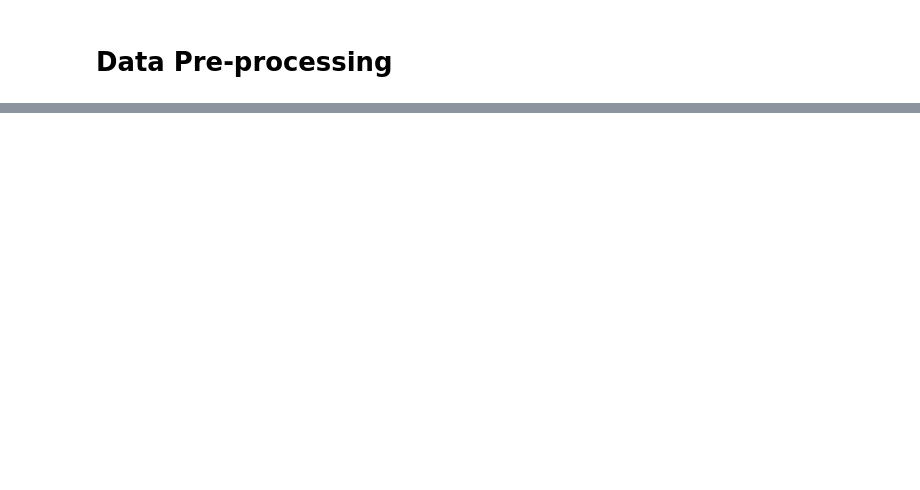
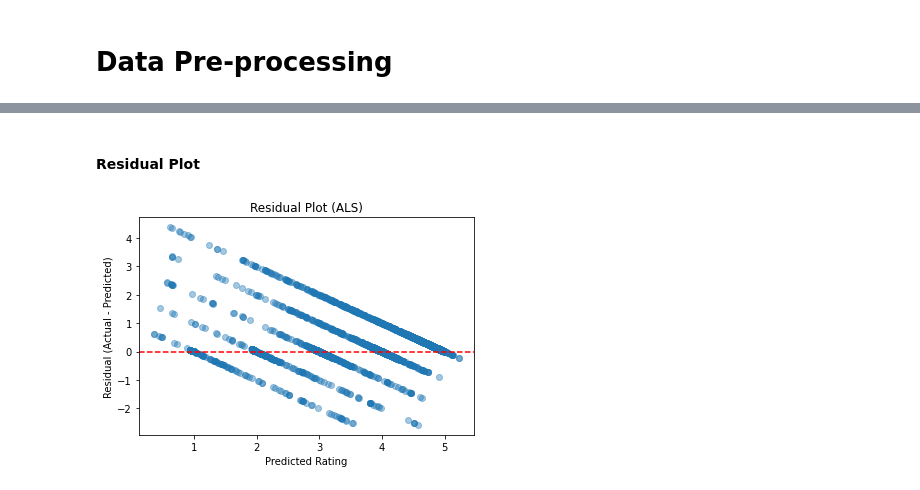
Before and after one commit to apmartindata/infs3208-project-amazon-reviews-search, a Jupyter notebook: INFS3208_Project.ipynb, the cells around one changed output, grey strips where cells are left out. Saved outputs shown, nothing was run; the diff lists cells and outputs as text; code cells hidden in the pictures; blank space fills up the shorter version.

```diff
--- a/INFS3208_Project.ipynb
+++ b/INFS3208_Project.ipynb
@@ -379,0 +445,14 @@ plt.show()
+# %% [markdown]
+#### Residual Plot
+# %%
+df_pred["residual"] = df_pred["rating"] - df_pred["prediction"]
+
+#residual plot
+plt.scatter(df_pred["prediction"], df_pred["residual"], alpha=0.4)
+plt.axhline(0, color='red', linestyle='--')
+plt.xlabel("Predicted Rating")
+plt.ylabel("Residual (Actual - Predicted)")
+plt.title("Residual Plot (ALS)")
+plt.show()
+# %% [output]
+[figure, added]
```
Also changed, not shown: parts of 98 cells of this notebook.
